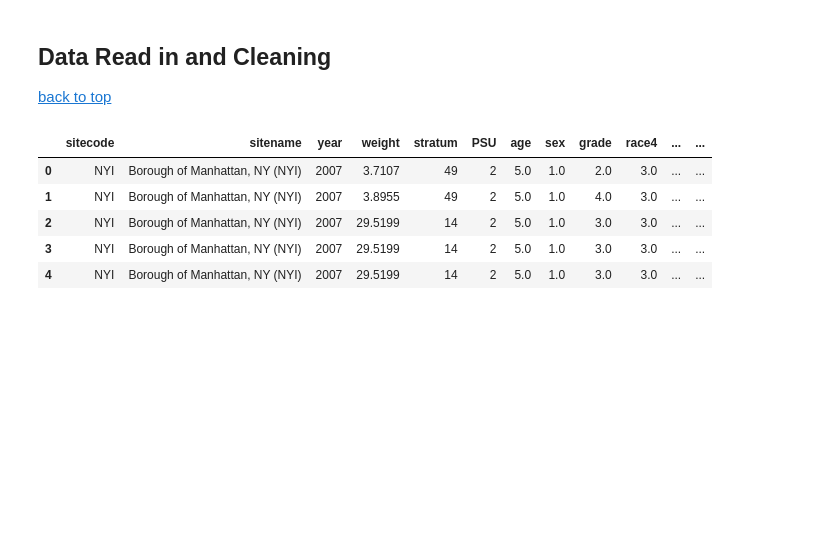
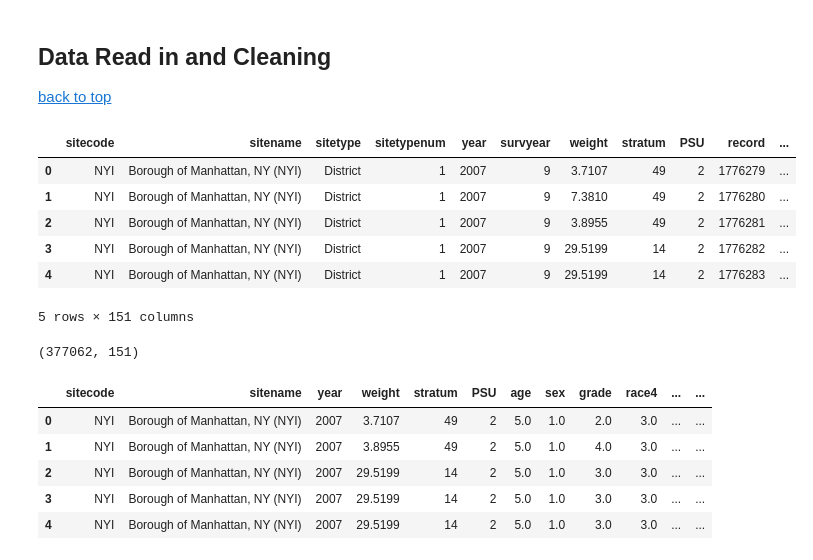
Before and after one commit to brodyee/STATS551_Project, a Jupyter notebook: eda/jamesEDA.ipynb, the cells around one changed output. Drawn from its saved outputs; the diff is of its cells as text; code cells hidden in the pictures; blank space fills up the shorter version.

```diff
--- a/eda/jamesEDA.ipynb
+++ b/eda/jamesEDA.ipynb
@@ -12,6 +12,25 @@ import seaborn as sns
 # %% [markdown]
 ## Data Read in and Cleaning
 [back to top](#Table-of-Contents)
+# %%
+root = "../data/"
+survDat = pd.concat([pd.read_csv(root + "SADCQFirst200k.csv"),
+                     pd.read_csv(root + "SADCQMid200k.csv"),
+                     pd.read_csv(root + "SADCQLast.csv")],
+                    ignore_index=True)
+survDat.head()
+# %% [output]
+|  | sitecode | sitename | sitetype | sitetypenum | year | survyear | weight | stratum | PSU | record | ... |
+| 0 | NYI | Borough of Manhattan, NY (NYI) | District | 1 | 2007 | 9 | 3.7107 | 49 | 2 | 1776279 | ... |
+| 1 | NYI | Borough of Manhattan, NY (NYI) | District | 1 | 2007 | 9 | 7.3810 | 49 | 2 | 1776280 | ... |
+| 2 | NYI | Borough of Manhattan, NY (NYI) | District | 1 | 2007 | 9 | 3.8955 | 49 | 2 | 1776281 | ... |
+| 3 | NYI | Borough of Manhattan, NY (NYI) | District | 1 | 2007 | 9 | 29.5199 | 14 | 2 | 1776282 | ... |
+| 4 | NYI | Borough of Manhattan, NY (NYI) | District | 1 | 2007 | 9 | 29.5199 | 14 | 2 | 1776283 | ... |
+5 rows × 151 columns
+# %%
+survDat[survDat['year'] >= 2005].shape
+# %% [output]
+(377062, 151)
 # %%
 root = "../data/"
 survDat = pd.concat([pd.read_csv(root + "cleanSurvBefore10s.csv"),
```
Also changed, not shown: parts of 5 cells of this notebook.
